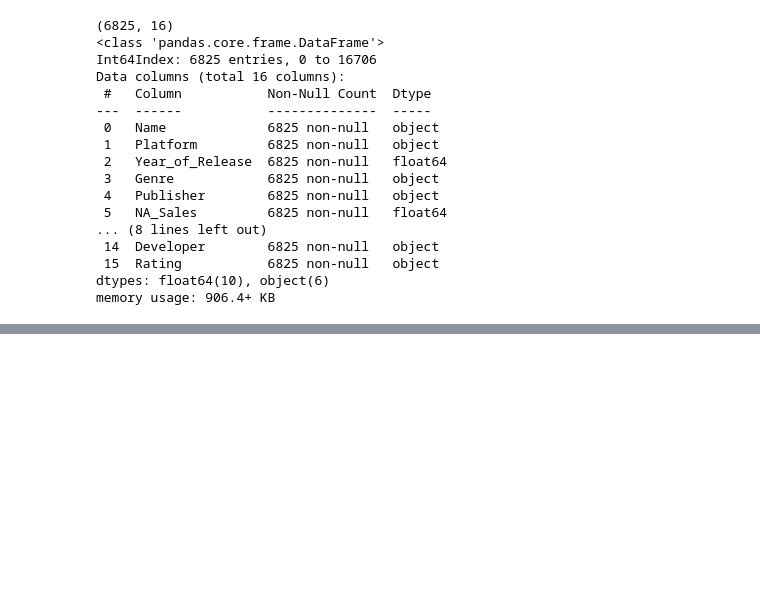
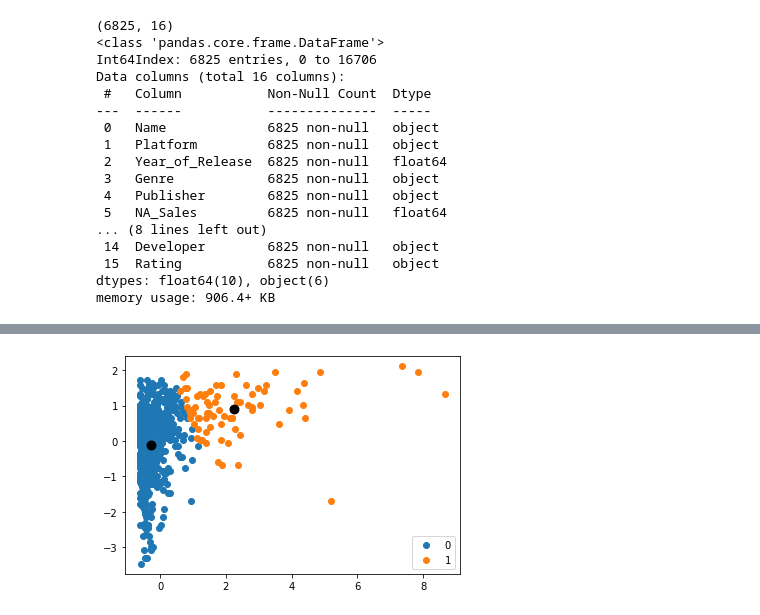
Before and after one commit to tsopeh/unsupervised_learning, a Jupyter notebook: video_games.ipynb, the cells around one changed output, grey strips where cells are left out. Drawn from its saved outputs; the diff is of its cells as text; code cells hidden in the pictures; blank space fills up the shorter version.

```diff
--- a/video_games.ipynb
+++ b/video_games.ipynb
@@ -266,0 +251,3 @@ plt.show()
+# %%
+na_sales_critics_score = pure_df[["NA_Sales", "Critic_Score"]].sample(frac=0.1, random_state=randomness_id)
+na_sales_critics_score.describe()
@@ -266,0 +264,4 @@ plt.show()
+# %%
+plot_k_means(na_sales_critics_score)
+# %% [output]
+[figure, added]
```
Also changed, not shown: parts of 15 cells of this notebook.
